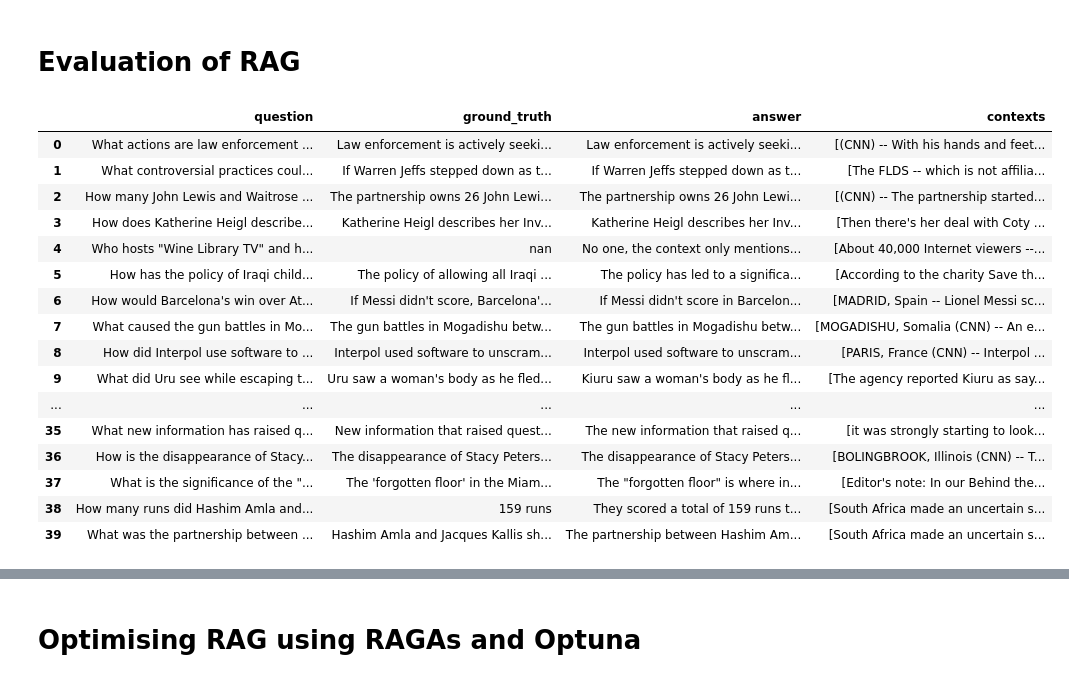
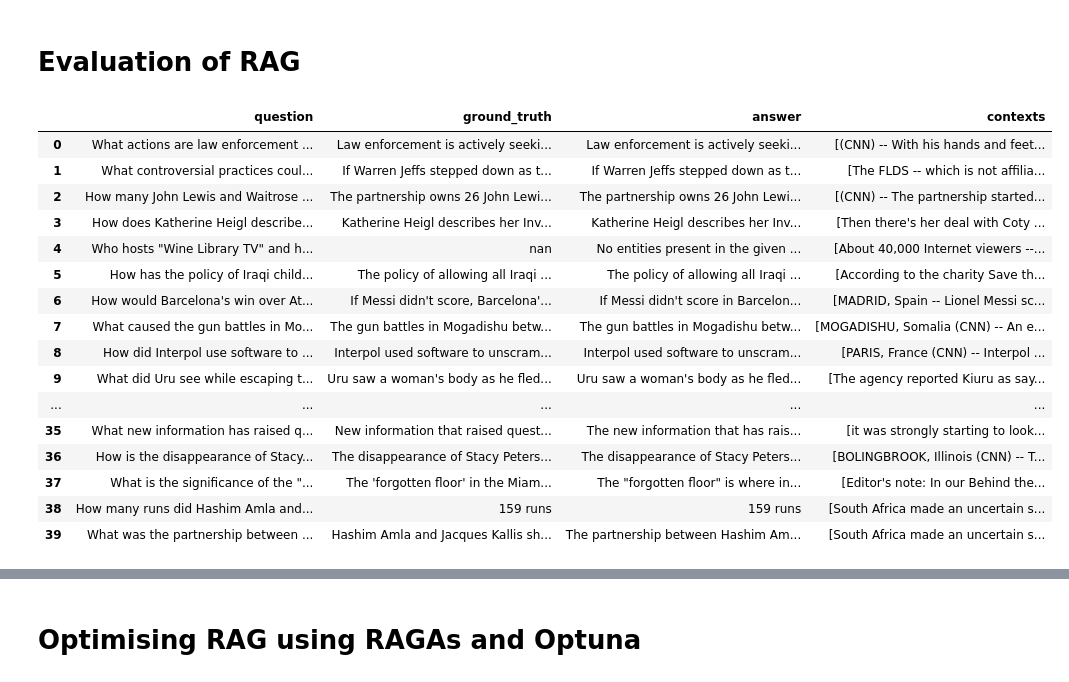
Before and after one commit to gox6/colab-demos, a Jupyter notebook: rags/evaluate-rags-rigorously-or-perish.ipynb, the cells around one changed output, grey strips where cells are left out. Drawn from its saved outputs; the diff is of its cells as text; code cells hidden in the pictures.

```diff
--- a/rags/evaluate-rags-rigorously-or-perish.ipynb
+++ b/rags/evaluate-rags-rigorously-or-perish.ipynb
@@ -418,32 +420,33 @@ if not (avoid_costs or save_time):
   rag_prototype_answers = generate_rag_answers_for_synthetic_questions(rag_prototype, synthetic_evaluation_set_pl)
 
 else:
-  pass
-
-
-  # https://gist.github.com/gox6/73927c9e273dc0ed48525d89bf9f36dd
+  url="https://gist.github.com/gox6/73927c9e273dc0ed48525d89bf9f36dd/raw/rag_prototype_answers_with_ground_truth.json"
+  response = requests.get(url)
+  rag_prototype_answers = pl.from_dicts(json.loads(response.text))
 # %%
 rag_prototype_answers_pd = rag_prototype_answers.to_pandas()
+rag_prototype_answers_pl = pl.from_pandas(rag_prototype_answers_pd)
+rag_prototype_answers_hf = Dataset.from_pandas(rag_prototype_answers_pd )
 
 if COLAB:
   display(data_table.DataTable(rag_prototype_answers_pd, include_index=False, num_rows_per_page=3))
 else:
   display(rag_prototype_answers_pd.head(5))
 # %% [output]
 |  | question | ground_truth | answer | contexts |
 | 0 | What actions are law enforcement ... | Law enforcement is actively seeki... | Law enforcement is actively seeki... | [(CNN) -- With his hands and feet... |
 | 1 | What controversial practices coul... | If Warren Jeffs stepped down as t... | If Warren Jeffs stepped down as t... | [The FLDS -- which is not affilia... |
 | 2 | How many John Lewis and Waitrose ... | The partnership owns 26 John Lewi... | The partnership owns 26 John Lewi... | [(CNN) -- The partnership started... |
 | 3 | How does Katherine Heigl describe... | Katherine Heigl describes her Inv... | Katherine Heigl describes her Inv... | [Then there's her deal with Coty ... |
-| 4 | Who hosts "Wine Library TV" and h... | nan | No one, the context only mentions... | [About 40,000 Internet viewers --... |
-| 5 | How has the policy of Iraqi child... | The policy of allowing all Iraqi ... | The policy has led to a significa... | [According to the charity Save th... |
+| 4 | Who hosts "Wine Library TV" and h... | nan | No entities present in the given ... | [About 40,000 Internet viewers --... |
+| 5 | How has the policy of Iraqi child... | The policy of allowing all Iraqi ... | The policy of allowing all Iraqi ... | [According to the charity Save th... |
 | 6 | How would Barcelona's win over At... | If Messi didn't score, Barcelona'... | If Messi didn't score in Barcelon... | [MADRID, Spain -- Lionel Messi sc... |
 | 7 | What caused the gun battles in Mo... | The gun battles in Mogadishu betw... | The gun battles in Mogadishu betw... | [MOGADISHU, Somalia (CNN) -- An e... |
 | 8 | How did Interpol use software to ... | Interpol used software to unscram... | Interpol used software to unscram... | [PARIS, France (CNN) -- Interpol ... |
-| 9 | What did Uru see while escaping t... | Uru saw a woman's body as he fled... | Kiuru saw a woman's body as he fl... | [The agency reported Kiuru as say... |
+| 9 | What did Uru see while escaping t... | Uru saw a woman's body as he fled... | Uru saw a woman's body as he fled... | [The agency reported Kiuru as say... |
 | ... | ... | ... | ... | ... |
-| 35 | What new information has raised q... | New information that raised quest... | The new information that raised q... | [it was strongly starting to look... |
+| 35 | What new information has raised q... | New information that raised quest... | The new information that has rais... | [it was strongly starting to look... |
 | 36 | How is the disappearance of Stacy... | The disappearance of Stacy Peters... | The disappearance of Stacy Peters... | [BOLINGBROOK, Illinois (CNN) -- T... |
 | 37 | What is the significance of the "... | The 'forgotten floor' in the Miam... | The "forgotten floor" is where in... | [Editor's note: In our Behind the... |
-| 38 | How many runs did Hashim Amla and... | 159 runs | They scored a total of 159 runs t... | [South Africa made an uncertain s... |
+| 38 | How many runs did Hashim Amla and... | 159 runs | 159 runs | [South Africa made an uncertain s... |
 | 39 | What was the partnership between ... | Hashim Amla and Jacques Kallis sh... | The partnership between Hashim Am... | [South Africa made an uncertain s... |
```
Also changed, not shown: parts of 5 cells of this notebook.
